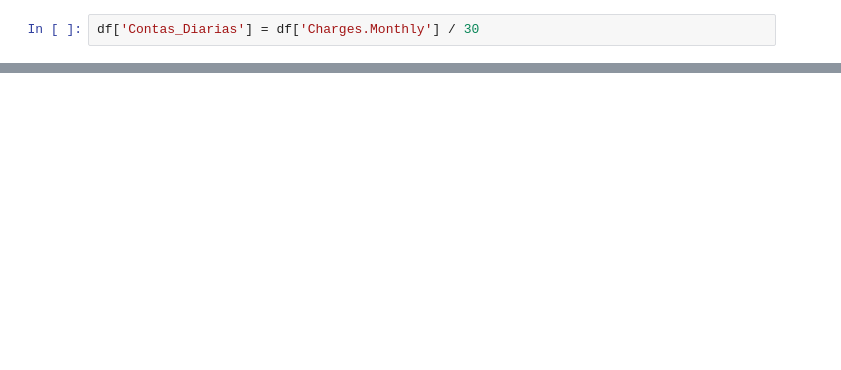
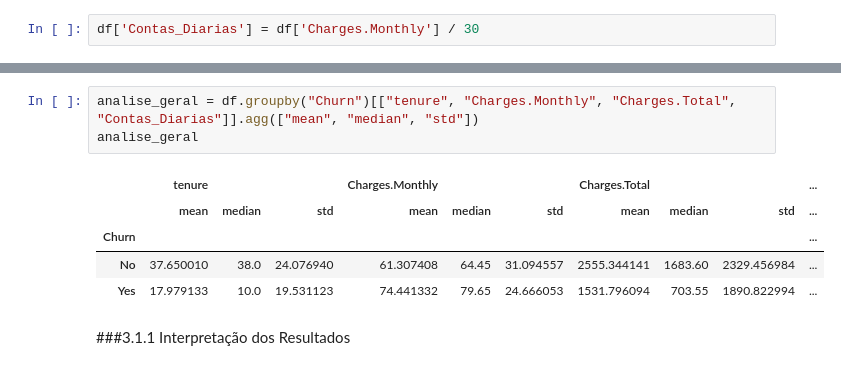
Before and after one commit to RaySilvaP/TelecomX, a Jupyter notebook: TelecomX.ipynb, the cells around one changed output, grey strips where cells are left out. Cells and saved outputs as stored; diff of their text form; blank space fills up the shorter version.

```diff
--- a/TelecomX.ipynb
+++ b/TelecomX.ipynb
@@ -254,0 +121,11 @@ plt.show()
+# %%
+analise_geral = df.groupby("Churn")[["tenure", "Charges.Monthly", "Charges.Total", "Contas_Diarias"]].agg(["mean", "median", "std"])
+analise_geral
+# %% [output]
+|  | tenure |  |  | Charges.Monthly |  |  | Charges.Total |  |  | ... |
+|  | mean | median | std | mean | median | std | mean | median | std | ... |
+| Churn |  |  |  |  |  |  |  |  |  | ... |
+| No | 37.650010 | 38.0 | 24.076940 | 61.307408 | 64.45 | 31.094557 | 2555.344141 | 1683.60 | 2329.456984 | ... |
+| Yes | 17.979133 | 10.0 | 19.531123 | 74.441332 | 79.65 | 24.666053 | 1531.796094 | 703.55 | 1890.822994 | ... |
+# %% [markdown]
+###3.1.1 Interpretação dos Resultados
```
Also changed, not shown: parts of 75 cells of this notebook.
